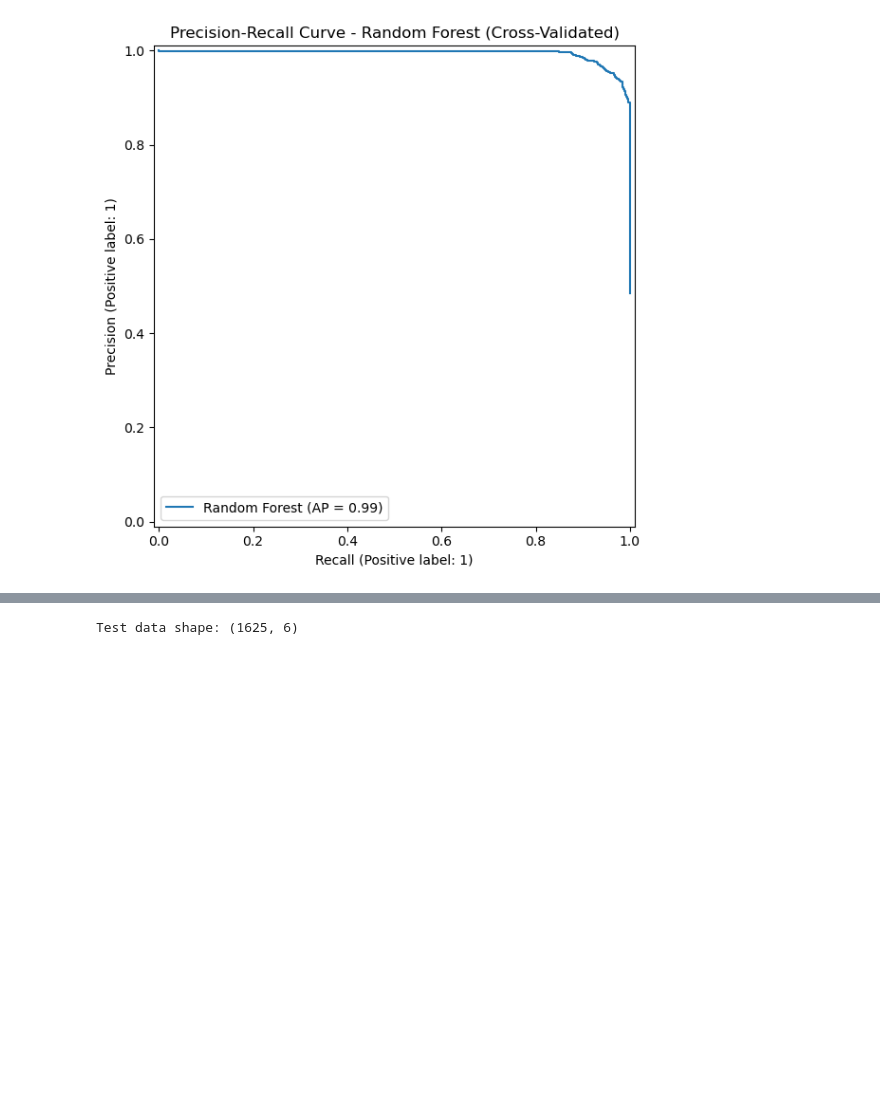
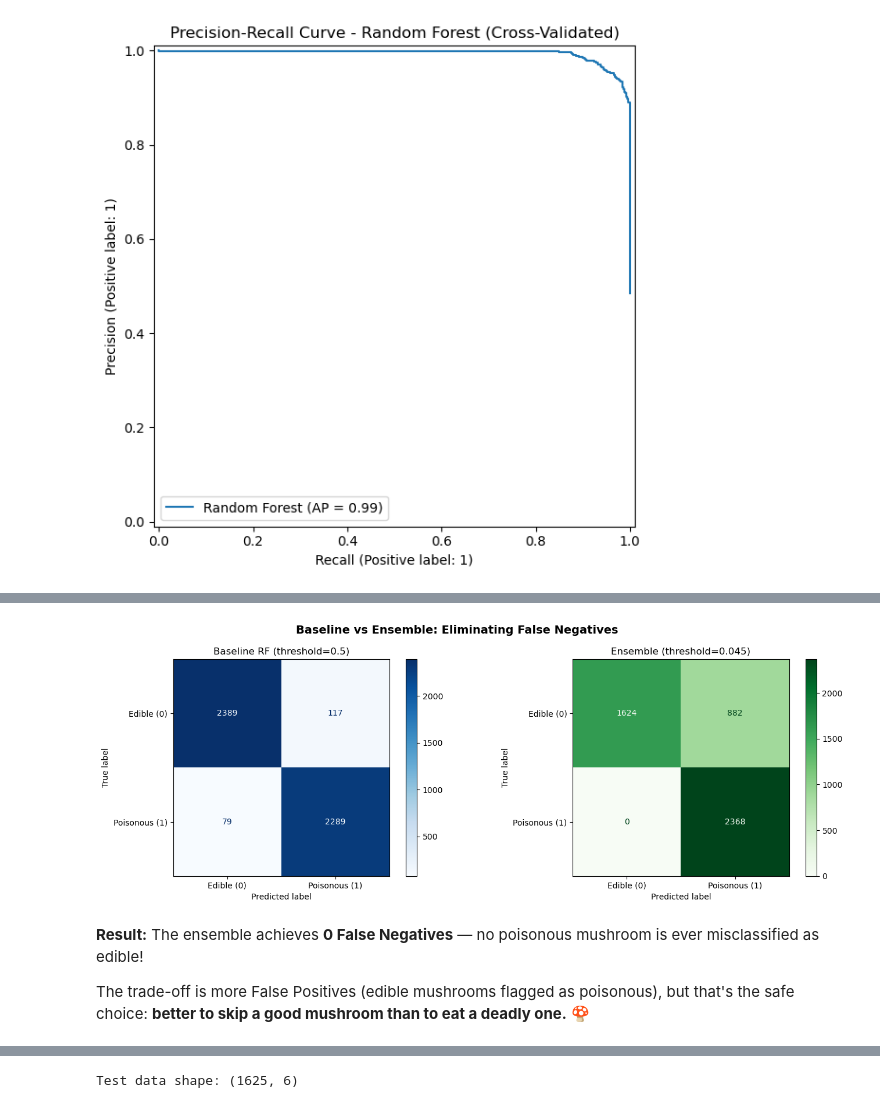
Before and after one commit to hzajkani/mushroom-ml-classification, a Jupyter notebook: mushroom_competition.ipynb, the cells around one changed output, grey strips where cells are left out. Saved outputs shown, nothing was run; the diff lists cells and outputs as text; code cells hidden in the pictures; blank space fills up the shorter version.

```diff
--- a/mushroom_competition.ipynb
+++ b/mushroom_competition.ipynb
@@ -341,0 +345,31 @@ Let's check how our tuned threshold performs on the held-out validation set.
+# %%
+# Visualize the ensemble confusion matrix
+fig, axes = plt.subplots(1, 2, figsize=(14, 5))
+
+# Baseline RF
+ConfusionMatrixDisplay.from_predictions(
+    y_true=y_train,
+    y_pred=cross_val_predict(rf_model, X_train, y_train, cv=splitter),
+    display_labels=['Edible (0)', 'Poisonous (1)'],
+    cmap='Blues', ax=axes[0]
+)
+axes[0].set_title('Baseline RF (threshold=0.5)')
+
+# Ensemble with tuned threshold
+ConfusionMatrixDisplay.from_predictions(
+    y_true=y_train,
+    y_pred=final_preds,
+    display_labels=['Edible (0)', 'Poisonous (1)'],
+    cmap='Greens', ax=axes[1]
+)
+axes[1].set_title(f'Ensemble (threshold={best_threshold:.3f})')
+
+plt.suptitle('Baseline vs Ensemble: Eliminating False Negatives', fontsize=14, fontweight='bold')
+plt.tight_layout()
+plt.show()
+# %% [output]
+[figure, added]
+# %% [markdown]
+**Result:** The ensemble achieves **0 False Negatives** — no poisonous mushroom is ever misclassified as edible!
+
+The trade-off is more False Positives (edible mushrooms flagged as poisonous), but that's the safe choice: **better to skip a good mushroom than to eat a deadly one.** 🍄
```
Also changed, not shown: parts of 37 cells of this notebook, 1 other file.
